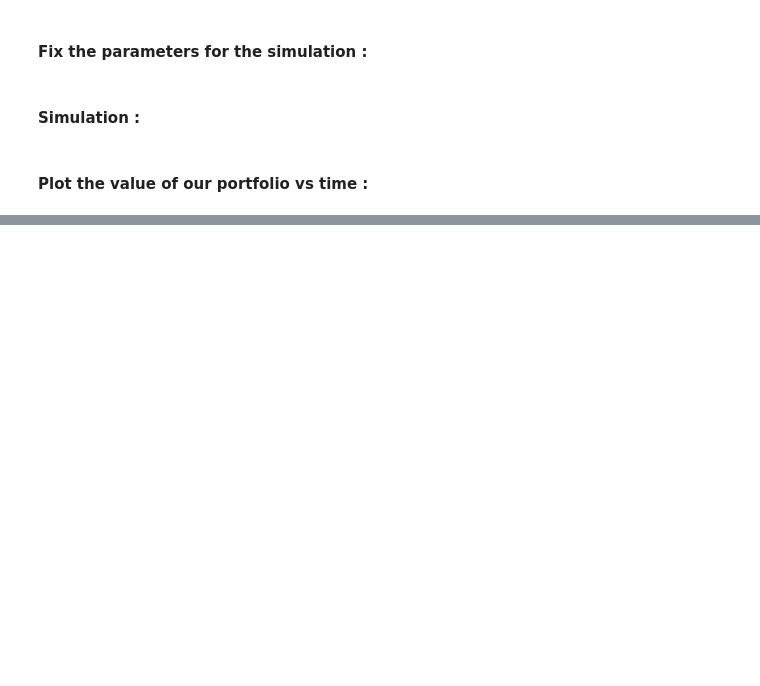
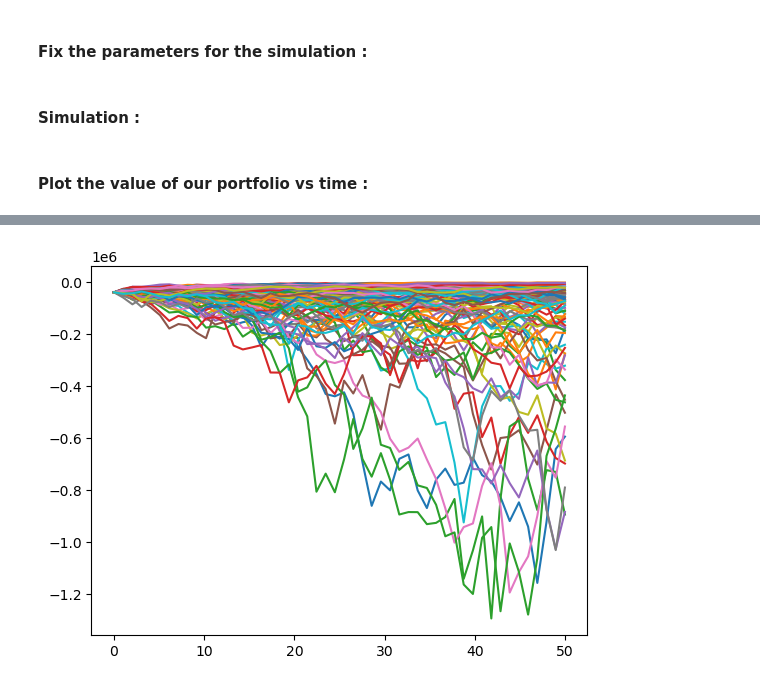
Before and after one commit to NoeDebrois/MSc-Mathematical-Engineering, a Jupyter notebook: Courses/Insurance and Econometrics/Insurance_Project.ipynb, the cells around one changed output, grey strips where cells are left out. Drawn from its saved outputs; the diff is of its cells as text; code cells hidden in the pictures; blank space fills up the shorter version.

```diff
--- a/Courses/Insurance and Econometrics/Insurance_Project.ipynb
+++ b/Courses/Insurance and Econometrics/Insurance_Project.ipynb
@@ -117,0 +220,8 @@ plt.show()
+# %%
+EQ, EQt_Shock = EQ_Shock(F0, rt, sigma_equity, dt, N, m_MC, 0.5)
+PR, PRt_Shock = PR_Shock(F0, rt, sigma_property, dt, N, m_MC, 0.5)
+# %%
+Ptf, Ptf_EQ_Shock, Ptf_PR_Shock = Build_EQ_PR_shocked_ptf(EQ, EQt_Shock, PR, PRt_Shock, PR_weight, EQ_weight)
+# %%
+Loss_EQ = Loss_PR_EQ(Ptf, Ptf_EQ_Shock)
+Loss_PR = Loss_PR_EQ(Ptf, Ptf_PR_Shock)
@@ -117,0 +244,4 @@ plt.show()
+# %%
+plt.plot(tt, Loss_EQ.T);
+# %% [output]
+[figure, added]
```
Also changed, not shown: parts of 8 cells of this notebook.
